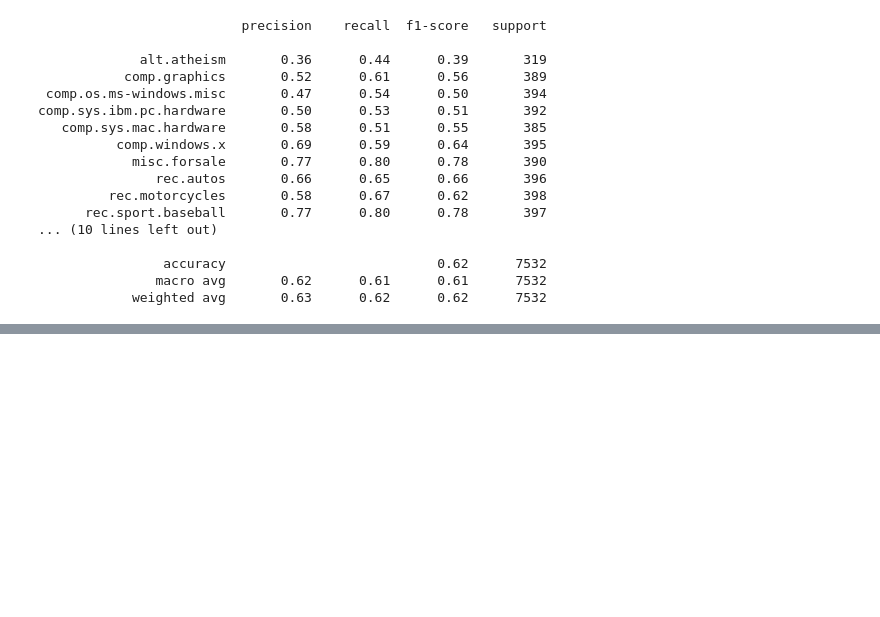
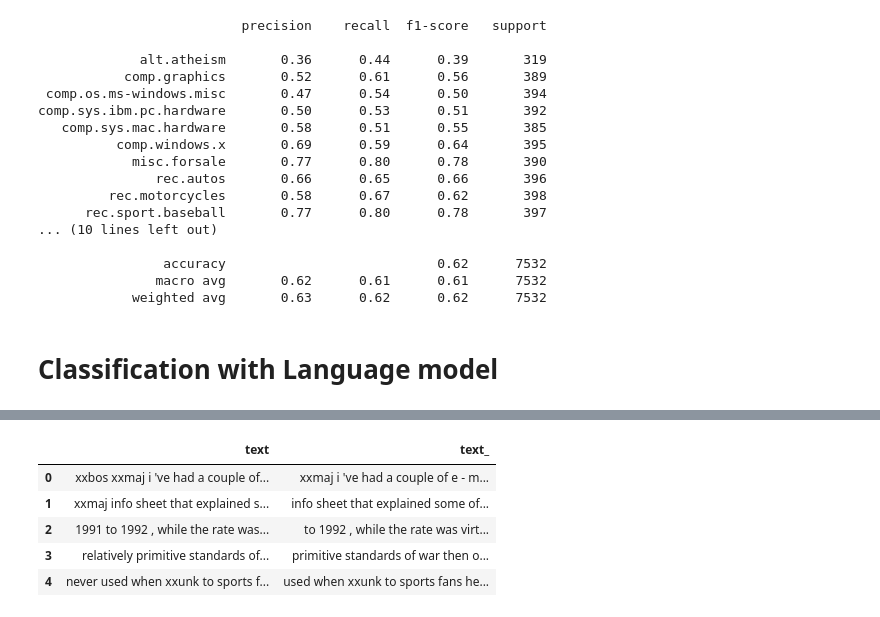
Before and after one commit to sayanbanerjee32/NLP-with-fastai2.0, a Jupyter notebook: fastai_on_20newsgroup.ipynb, the cells around one changed output, grey strips where cells are left out. Drawn from its saved outputs; the diff is of its cells as text; code cells hidden in the pictures; blank space fills up the shorter version.

Commit message:
classification with language model - in progress

```diff
--- a/fastai_on_20newsgroup.ipynb
+++ b/fastai_on_20newsgroup.ipynb
@@ -244,3 +262,17 @@ comp.sys.ibm.pc.hardware       0.50      0.53      0.51       392
                 accuracy                           0.62      7532
                macro avg       0.62      0.61      0.61      7532
             weighted avg       0.63      0.62      0.62      7532
+# %% [markdown]
+# Classification with Language model
+# %%
+# merge train and test for language model
+all_data_df = train_data_df.append(test_data_df)
+# %%
+newsgroup_lm = DataBlock(
+            blocks=TextBlock.from_df('text', is_lm=True),
+            get_x=ColReader('text'),
+            splitter=ColSplitter())
+
+dls_lm = newsgroup_lm.dataloaders(all_data_df)
+dls_lm.show_batch(max_n=5)
+# %% [output]
@@ -246,0 +280,6 @@ comp.sys.ibm.pc.hardware       0.50      0.53      0.51       392
+|  | text | text_ |
+| 0 | xxbos xxmaj i 've had a couple of... | xxmaj i 've had a couple of e - m... |
+| 1 | xxmaj info sheet that explained s... | info sheet that explained some of... |
+| 2 | 1991 to 1992 , while the rate was... | to 1992 , while the rate was virt... |
+| 3 | relatively primitive standards of... | primitive standards of war then o... |
+| 4 | never used when xxunk to sports f... | used when xxunk to sports fans he... |
```
Also changed, not shown: parts of 24 cells of this notebook.
